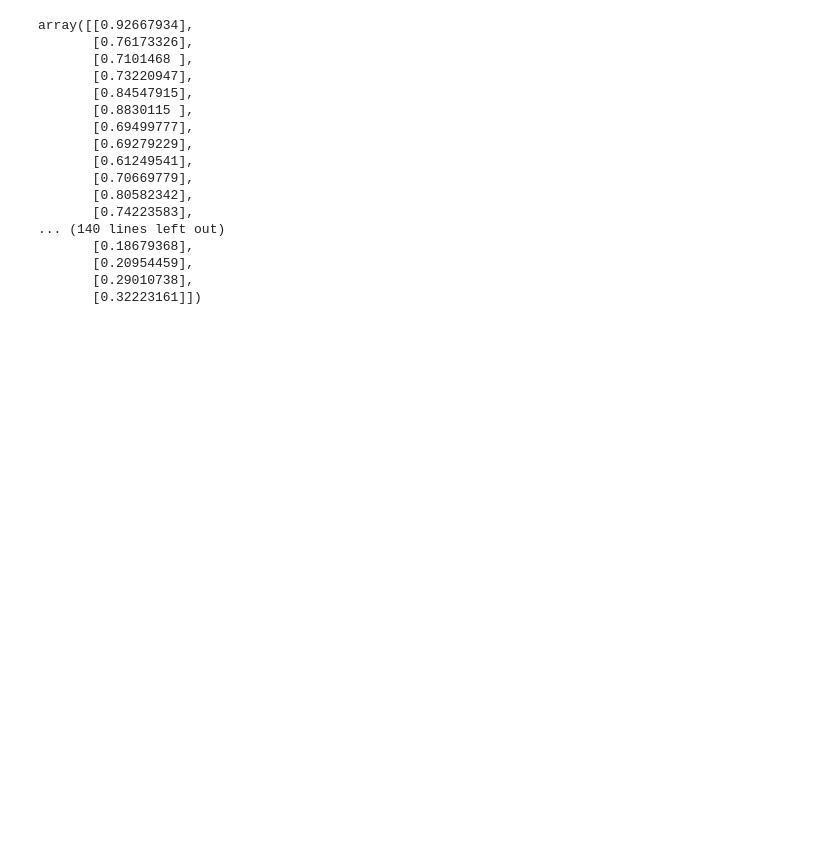
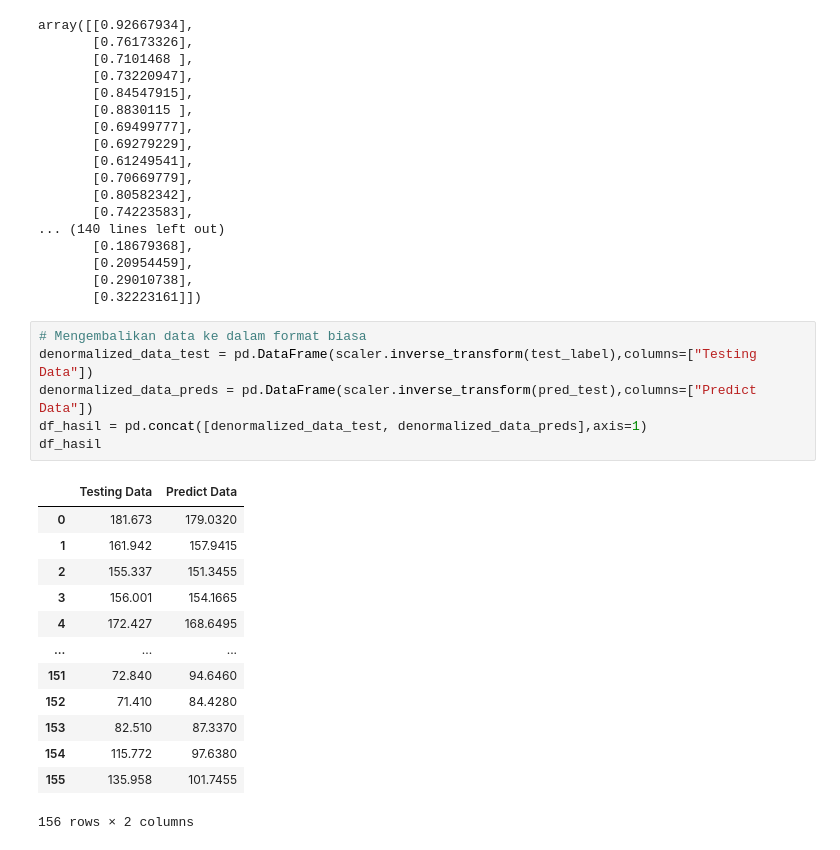
Before and after one commit to Ihsan210702/kolaborasipro, a Jupyter notebook: Uas.ipynb, the cells around one changed output. Drawn from its saved outputs; the diff is of its cells as text; blank space fills up the shorter version.

```diff
--- a/Uas.ipynb
+++ b/Uas.ipynb
@@ -157,3 +157,23 @@ array([[0.92667934],
        [0.20954459],
        [0.29010738],
        [0.32223161]])
+# %%
+# Mengembalikan data ke dalam format biasa
+denormalized_data_test = pd.DataFrame(scaler.inverse_transform(test_label),columns=["Testing Data"])
+denormalized_data_preds = pd.DataFrame(scaler.inverse_transform(pred_test),columns=["Predict Data"])
+df_hasil = pd.concat([denormalized_data_test, denormalized_data_preds],axis=1)
+df_hasil
+# %% [output]
+|  | Testing Data | Predict Data |
+| 0 | 181.673 | 179.0320 |
+| 1 | 161.942 | 157.9415 |
+| 2 | 155.337 | 151.3455 |
+| 3 | 156.001 | 154.1665 |
+| 4 | 172.427 | 168.6495 |
+| ... | ... | ... |
+| 151 | 72.840 | 94.6460 |
+| 152 | 71.410 | 84.4280 |
+| 153 | 82.510 | 87.3370 |
+| 154 | 115.772 | 97.6380 |
+| 155 | 135.958 | 101.7455 |
+156 rows × 2 columns
```
Also changed, not shown: parts of 4 cells of this notebook.
